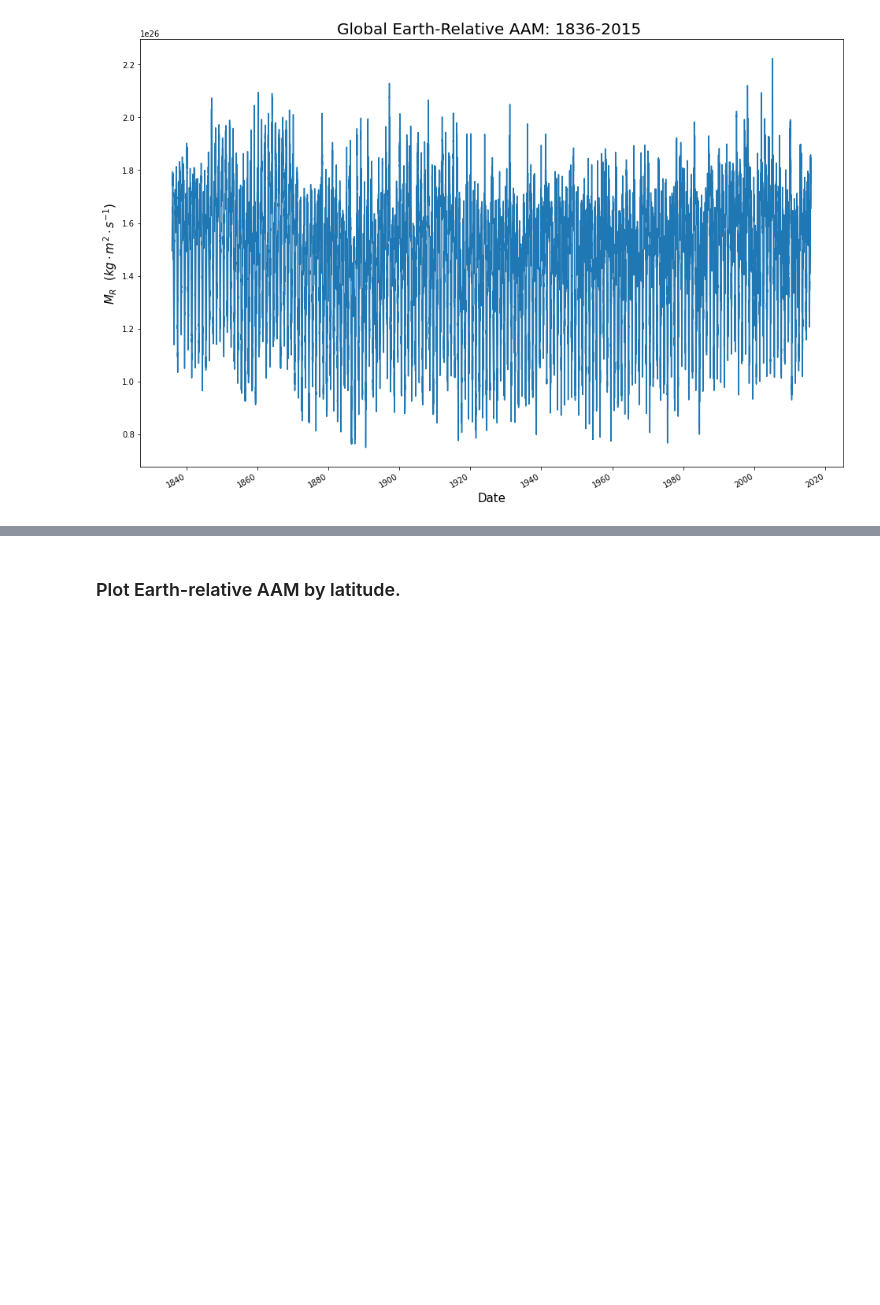
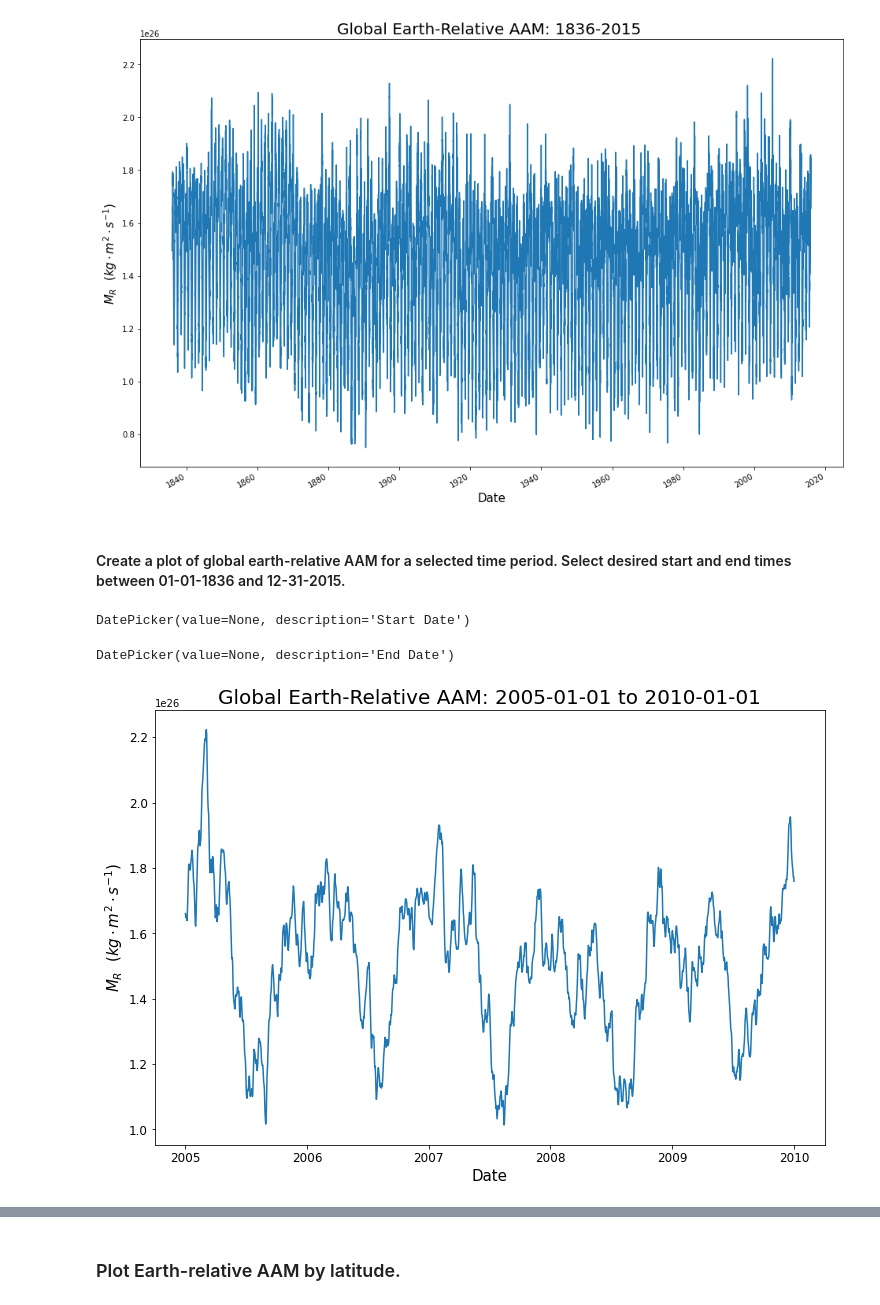
Before and after one commit to vgensini/20CR, a Jupyter notebook: AAM_Plotting_20CR.ipynb, the cells around one changed output, grey strips where cells are left out. Drawn from its saved outputs; the diff is of its cells as text; code cells hidden in the pictures; blank space fills up the shorter version.

```diff
--- a/AAM_Plotting_20CR.ipynb
+++ b/AAM_Plotting_20CR.ipynb
@@ -36,4 +39,41 @@ plt.ylabel("$M_R$"+'  '+"$(kg \cdot m^2 \cdot s^{-1})$", fontsize=15)
 plt.show()
 # %% [output]
 [figure]
+# %% [markdown]
+#### Create a plot of global earth-relative AAM for a selected time period. Select desired start and end times between 01-01-1836 and 12-31-2015.
+# %%
+start = ipywidgets.DatePicker(description = 'Start Date')
+end = ipywidgets.DatePicker(description = 'End Date')
+
+display(start, end)
+# %% [output]
+DatePicker(value=None, description='Start Date')
+DatePicker(value=None, description='End Date')
+# %%
+def Plot_Mr():
+
+    # Converts start and end time to strings for file selection
+    start_time = f'{start.value}T00:00:00.000000000'
+    end_time = f'{end.value}T00:00:00.000000000'
+
+    # Selects Mr for the desired date range
+    Mr = ds.Mr.sel(time = slice(start_time, end_time))
+
+    # Create an array of the selected dates in the date range
+    date_generated = pd.date_range(start_time, end_time)
+
+    # Plot daily Mr for the selected date range
+    plt.figure(figsize=(12,8))
+    plt.plot(date_generated, Mr)
+    plt.title(f'Global Earth-Relative AAM: {start.value} to {end.value}', fontsize=20)
+    plt.xlabel('Date', fontsize=15)
+    plt.xticks(fontsize=12)
+    plt.yticks(fontsize=12)
+    plt.ylabel("$M_R$"+'  '+"$(kg \cdot m^2 \cdot s^{-1})$", fontsize=15)
+    plt.show()
+
+# Call the Plot_Mr function to create the time series of Mr
+Plot_Mr()
+# %% [output]
+[figure, added]
 # %% [markdown]
```
Also changed, not shown: parts of 5 cells of this notebook.
